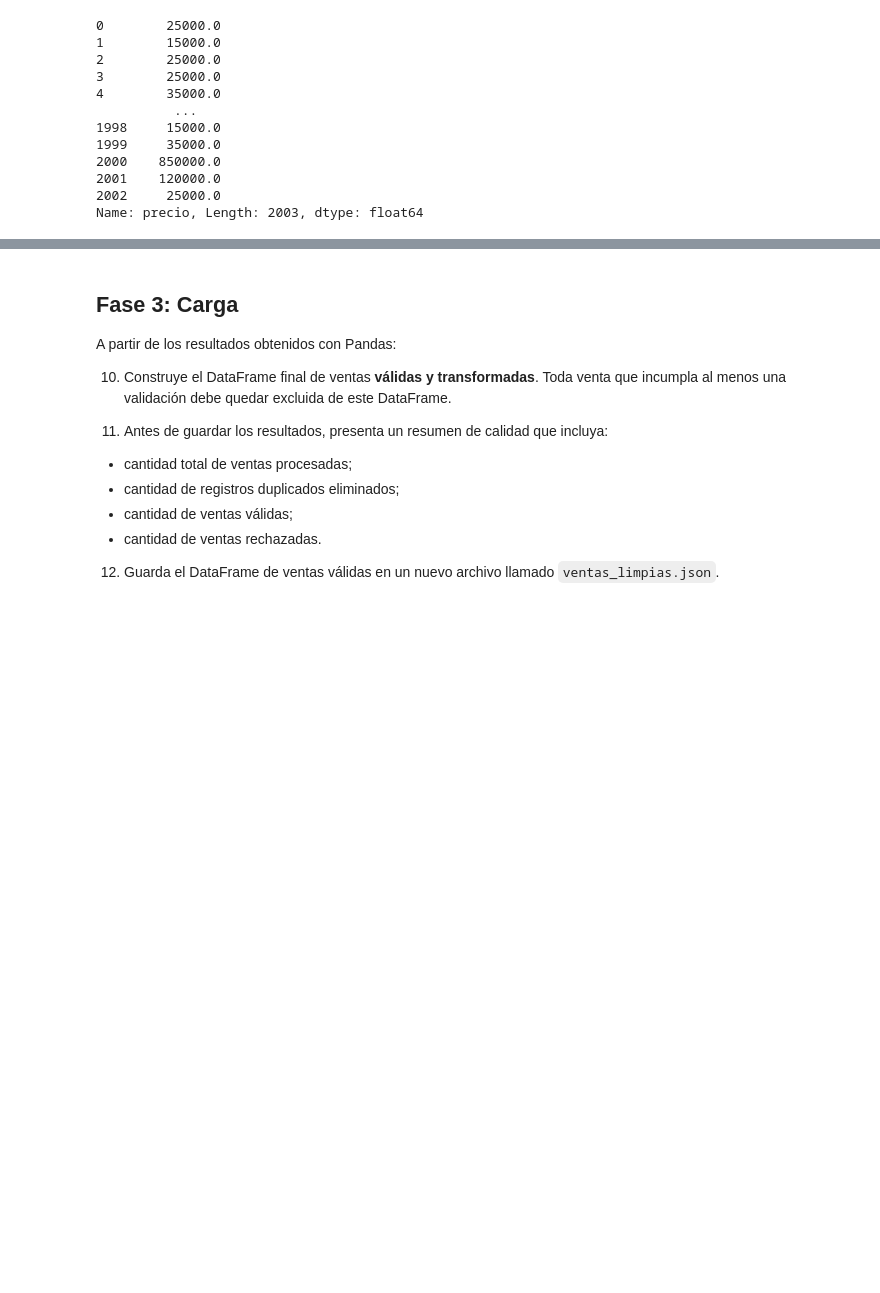
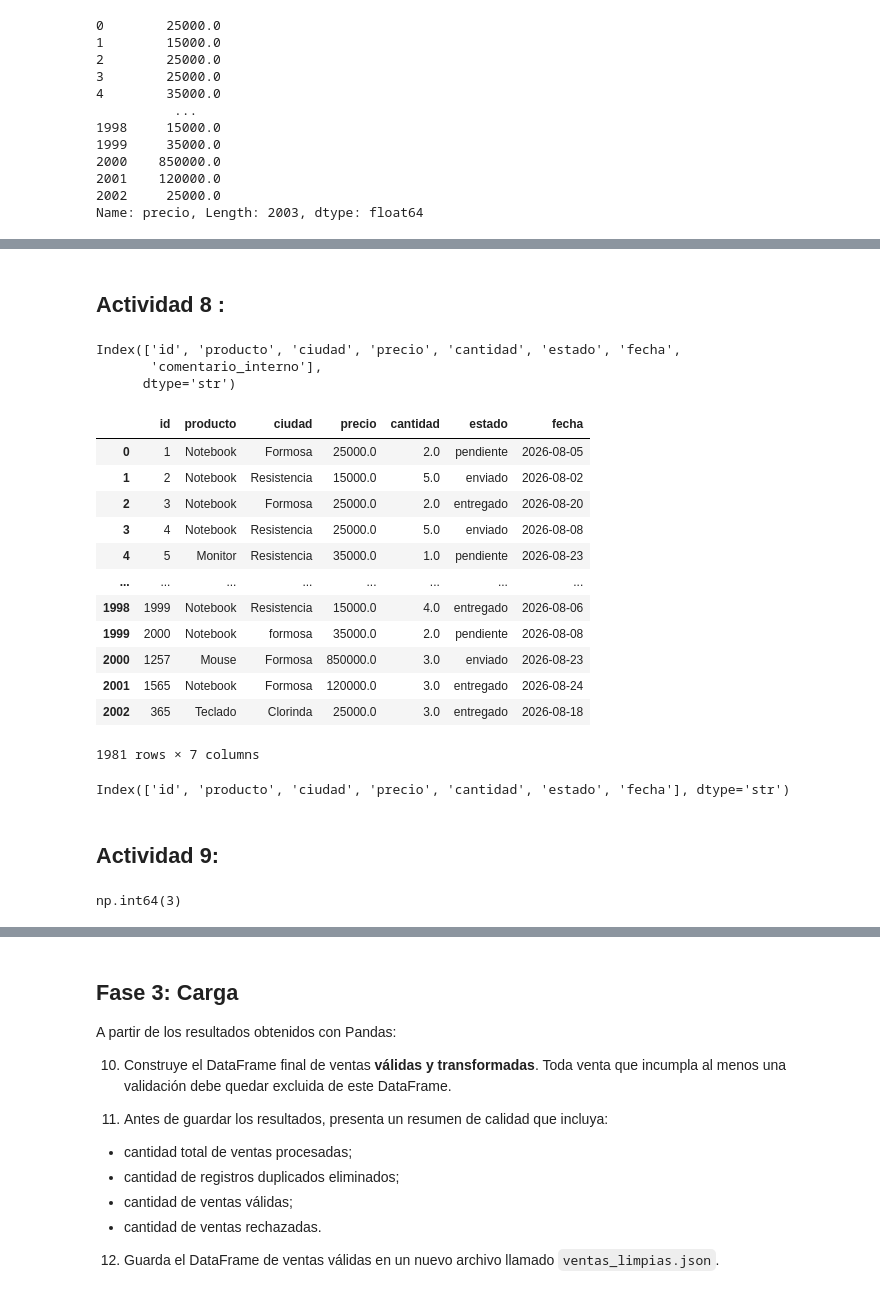
Before and after one commit to axelcardozo369-hub/trabajo_python_pandas, a Jupyter notebook: Trabajo Practico - ETL - Pandas.ipynb, the cells around one changed output, grey strips where cells are left out. Cells and saved outputs as stored; diff of their text form; code cells hidden in the pictures; blank space fills up the shorter version.

```diff
--- a/Trabajo Practico - ETL - Pandas.ipynb
+++ b/Trabajo Practico - ETL - Pandas.ipynb
@@ -156,0 +257,36 @@ ventas["cantidad"].min()
+# %% [markdown]
+## Actividad 8 :
+# %%
+ventas.columns
+# %% [output]
+Index(['id', 'producto', 'ciudad', 'precio', 'cantidad', 'estado', 'fecha',
+       'comentario_interno'],
+      dtype='str')
+# %%
+ventas = ventas.drop(columns=["comentario_interno"])
+ventas
+# %% [output]
+|  | id | producto | ciudad | precio | cantidad | estado | fecha |
+| 0 | 1 | Notebook | Formosa | 25000.0 | 2.0 | pendiente | 2026-08-05 |
+| 1 | 2 | Notebook | Resistencia | 15000.0 | 5.0 | enviado | 2026-08-02 |
+| 2 | 3 | Notebook | Formosa | 25000.0 | 2.0 | entregado | 2026-08-20 |
+| 3 | 4 | Notebook | Resistencia | 25000.0 | 5.0 | enviado | 2026-08-08 |
+| 4 | 5 | Monitor | Resistencia | 35000.0 | 1.0 | pendiente | 2026-08-23 |
+| ... | ... | ... | ... | ... | ... | ... | ... |
+| 1998 | 1999 | Notebook | Resistencia | 15000.0 | 4.0 | entregado | 2026-08-06 |
+| 1999 | 2000 | Notebook | formosa | 35000.0 | 2.0 | pendiente | 2026-08-08 |
+| 2000 | 1257 | Mouse | Formosa | 850000.0 | 3.0 | enviado | 2026-08-23 |
+| 2001 | 1565 | Notebook | Formosa | 120000.0 | 3.0 | entregado | 2026-08-24 |
+| 2002 | 365 | Teclado | Clorinda | 25000.0 | 3.0 | entregado | 2026-08-18 |
+1981 rows × 7 columns
+# %%
+ventas.columns
+# %% [output]
+Index(['id', 'producto', 'ciudad', 'precio', 'cantidad', 'estado', 'fecha'], dtype='str')
+# %% [markdown]
+## Actividad 9:
+# %%
+registros_duplicados= ventas.duplicated().sum()
+registros_duplicados
+# %% [output]
+np.int64(3)
```
Also changed, not shown: parts of 19 cells of this notebook.
